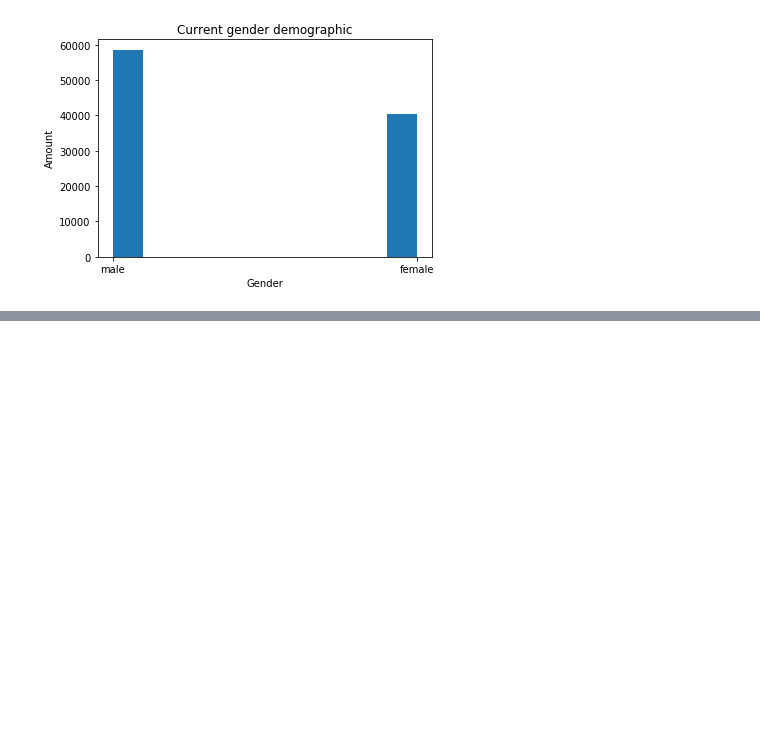
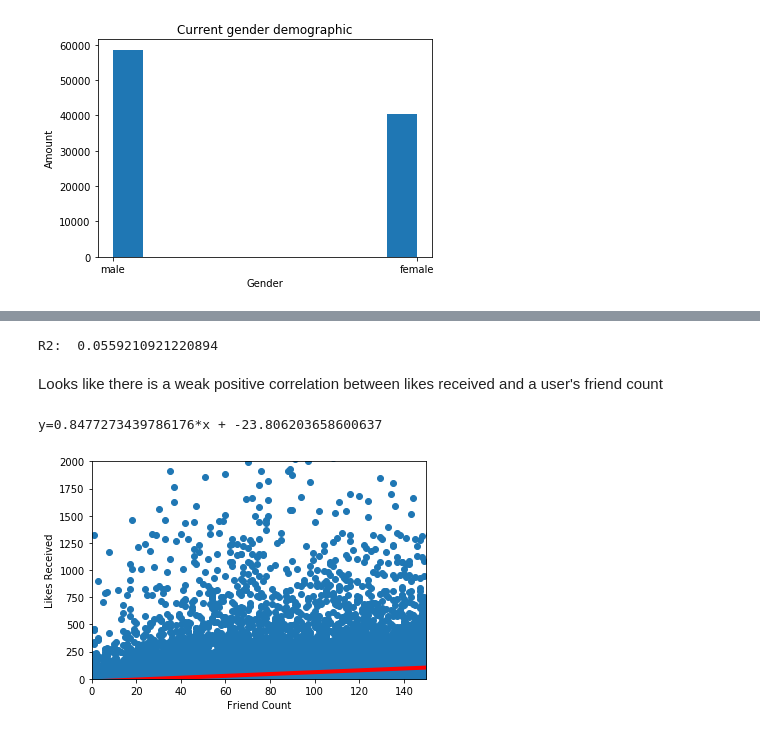
Before and after one commit to chloequinto/OnlineSocialNetworks, a Jupyter notebook: A09/main.ipynb, the cells around one changed output, grey strips where cells are left out. Cells and saved outputs as stored; diff of their text form; code cells hidden in the pictures; blank space fills up the shorter version.

```diff
--- a/A09/main.ipynb
+++ b/A09/main.ipynb
@@ -88,0 +82,3 @@ The more years you spend on facebook, the less likes you are likely to receive.
+# %%
+results = sm.OLS(fb_data["likes_received"],sm.add_constant(fb_data["friend_count"])).fit()
+print(results.summary())
@@ -88,0 +103,20 @@ The more years you spend on facebook, the less likes you are likely to receive.
+# %%
+print("R2: ", results.rsquared)
+# %% [output]
+R2:  0.0559210921220894
+# %% [markdown]
+Looks like there is a weak positive correlation between  likes received and a user's friend count
+# %%
+print("y="+str(results.params[1]) + "*x + " + str(results.params[0]))
+# %% [output]
+y=0.8477273439786176*x + -23.806203658600637
+# %%
+plt.scatter(fb_data["friend_count"], fb_data["likes_received"])
+plt.plot(fb_data["friend_count"], results.params[1]*fb_data["friend_count"]+results.params[0], color="red", linewidth=4)
+plt.xlim(0, 150)
+plt.ylim(0,2000)
+plt.xlabel("Friend Count")
+plt.ylabel("Likes Received")
+plt.show()
+# %% [output]
+[figure, added]
```
Also changed, not shown: parts of 23 cells of this notebook.
